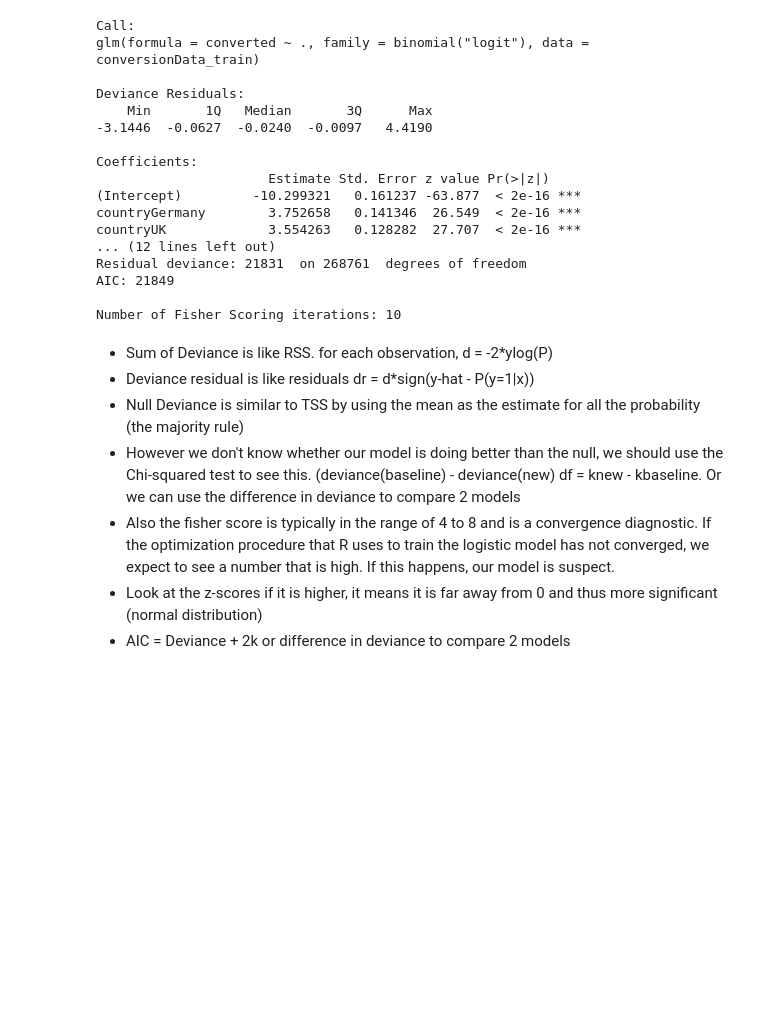
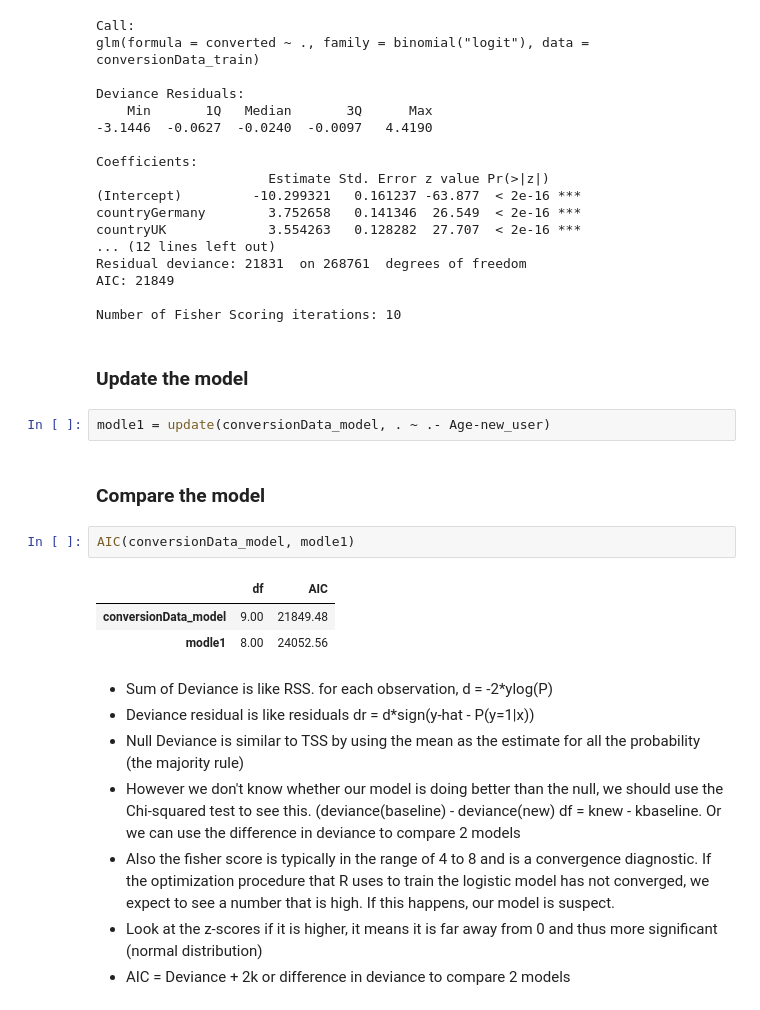
Before and after one commit to MengyingLi/RScripts, a Jupyter notebook: Logistic Regression.ipynb, the cells around one changed output. Cells and saved outputs as stored; diff of their text form; blank space fills up the shorter version.

```diff
--- a/Logistic Regression.ipynb
+++ b/Logistic Regression.ipynb
@@ -286,6 +290,18 @@ Residual deviance: 21831  on 268761  degrees of freedom
 AIC: 21849
 
 Number of Fisher Scoring iterations: 10
+# %% [markdown]
+### Update the model
+# %%
+modle1 = update(conversionData_model, . ~ .- Age-new_user)
+# %% [markdown]
+### Compare the model
+# %%
+AIC(conversionData_model, modle1)
+# %% [output]
+|  | df | AIC |
+| conversionData_model | 9.00 | 21849.48 |
+| modle1 | 8.00 | 24052.56 |
 # %% [markdown]
 * Sum of Deviance is like RSS. for each observation, d = -2*ylog(P)
 * Deviance residual is like residuals dr = d*sign(y-hat - P(y=1|x))
```
Also changed, not shown: parts of 3 cells of this notebook, 15 other files.
